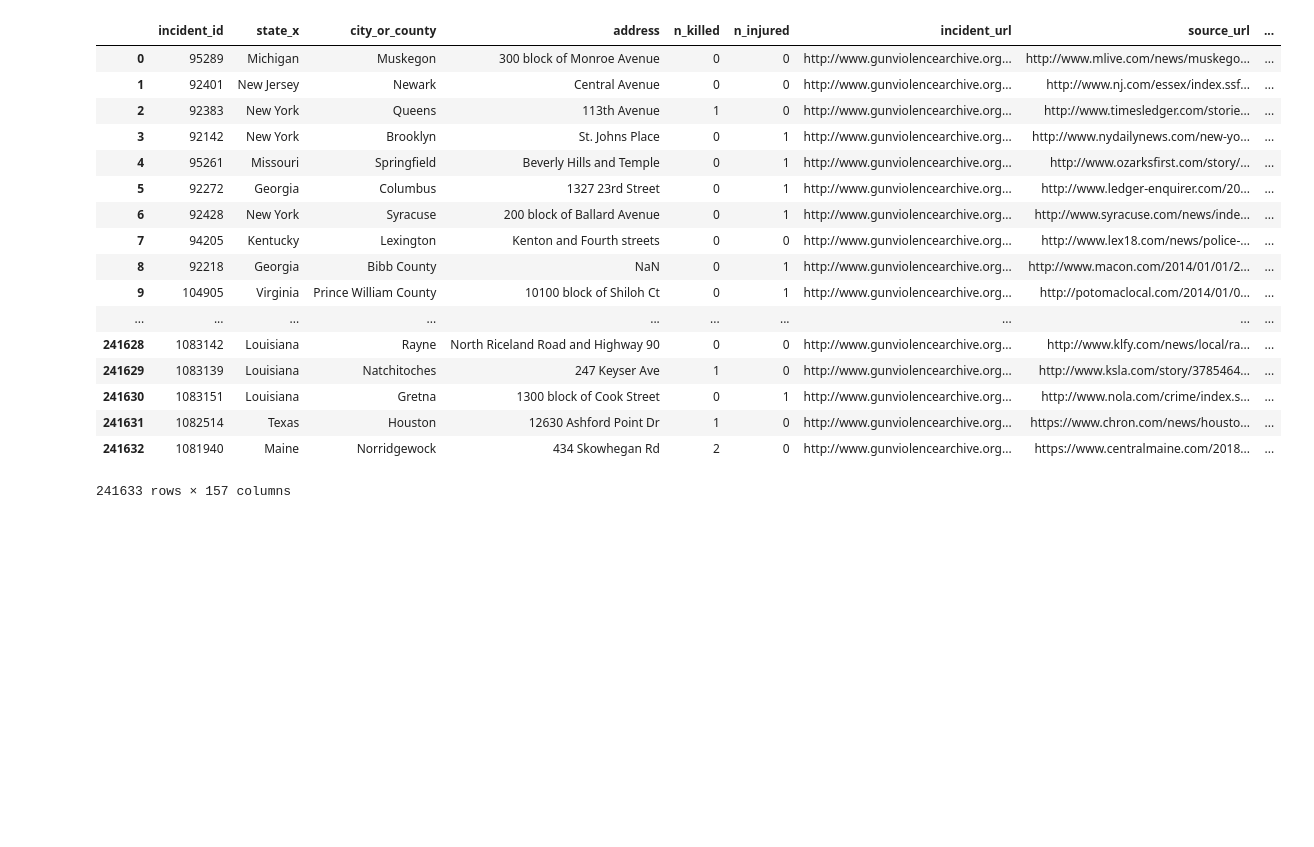
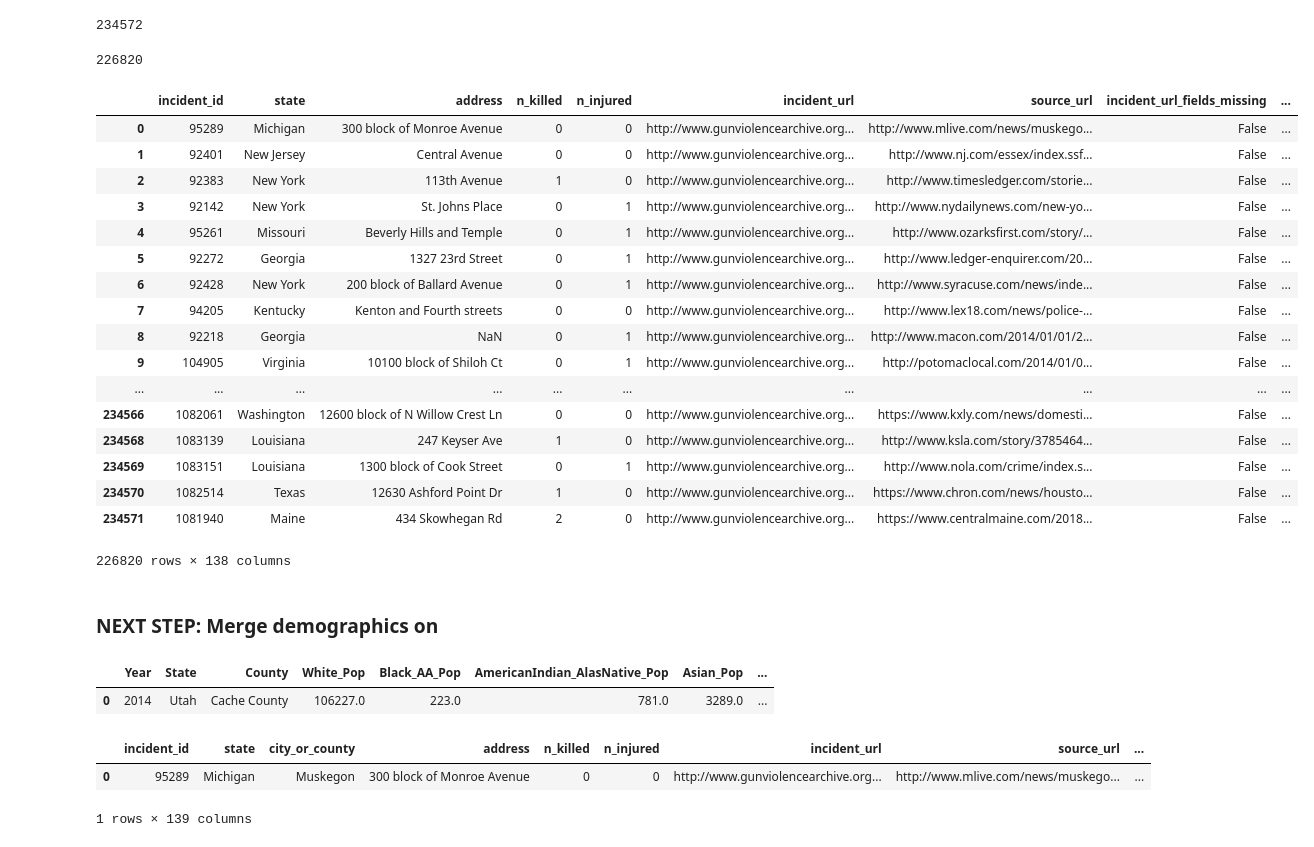
Before and after one commit to annabeck/Gun_Violence_E19, a Jupyter notebook: Main_Analysis.ipynb, the cells around one changed output. Drawn from its saved outputs; the diff is of its cells as text; code cells hidden in the pictures; blank space fills up the shorter version.

```diff
--- a/Main_Analysis.ipynb
+++ b/Main_Analysis.ipynb
@@ -13,3 +14,7 @@ zf = zipfile.ZipFile('Data_incidents.csv.zip')
 data = pd.read_csv('Data_incidents.csv.zip').reset_index()
 # %%
 data = data.drop(columns=['index','NAV','Unnamed: 0']) # drop unwanted columns
+data = data[data['state']!= 'Alaska']
+data = data[data['state']!='Hawaii']
+data = data[data['state']!= 'District of Columbia']
+len(data)
@@ -27,3 +89,39 @@ data = data[data['Year']!=2013] # drop 2013 from observations
+# %%
+lat_lon_county = pd.read_csv('coordinates_county.csv')
+lat_lon_county = lat_lon_county.drop(columns = ['Unnamed: 0', 'count'])
+# %%
+data_w_counties = pd.merge(data, lat_lon_county, left_on=['latitude', 'longitude'], right_on=['latitude', 'longitude'], how='left')
+len(data_w_counties)
+# %% [output]
+234572
+# %%
+data_w_counties = data_w_counties.dropna(subset=['latitude'])
+len(data_w_counties)
+# %% [output]
+226820
+# %%
+data_w_counties.drop(columns=['city_or_county'])
+# %% [output]
+|  | incident_id | state | address | n_killed | n_injured | incident_url | source_url | incident_url_fields_missing | ... |
+| 0 | 95289 | Michigan | 300 block of Monroe Avenue | 0 | 0 | http://www.gunviolencearchive.org... | http://www.mlive.com/news/muskego... | False | ... |
+| 1 | 92401 | New Jersey | Central Avenue | 0 | 0 | http://www.gunviolencearchive.org... | http://www.nj.com/essex/index.ssf... | False | ... |
+| 2 | 92383 | New York | 113th Avenue | 1 | 0 | http://www.gunviolencearchive.org... | http://www.timesledger.com/storie... | False | ... |
+| 3 | 92142 | New York | St. Johns Place | 0 | 1 | http://www.gunviolencearchive.org... | http://www.nydailynews.com/new-yo... | False | ... |
+| 4 | 95261 | Missouri | Beverly Hills and Temple | 0 | 1 | http://www.gunviolencearchive.org... | http://www.ozarksfirst.com/story/... | False | ... |
+| 5 | 92272 | Georgia | 1327 23rd Street | 0 | 1 | http://www.gunviolencearchive.org... | http://www.ledger-enquirer.com/20... | False | ... |
+| 6 | 92428 | New York | 200 block of Ballard Avenue | 0 | 1 | http://www.gunviolencearchive.org... | http://www.syracuse.com/news/inde... | False | ... |
+| 7 | 94205 | Kentucky | Kenton and Fourth streets | 0 | 0 | http://www.gunviolencearchive.org... | http://www.lex18.com/news/police-... | False | ... |
+| 8 | 92218 | Georgia | NaN | 0 | 1 | http://www.gunviolencearchive.org... | http://www.macon.com/2014/01/01/2... | False | ... |
+| 9 | 104905 | Virginia | 10100 block of Shiloh Ct | 0 | 1 | http://www.gunviolencearchive.org... | http://potomaclocal.com/2014/01/0... | False | ... |
+| ... | ... | ... | ... | ... | ... | ... | ... | ... | ... |
+| 234566 | 1082061 | Washington | 12600 block of N Willow Crest Ln | 0 | 0 | http://www.gunviolencearchive.org... | https://www.kxly.com/news/domesti... | False | ... |
+| 234568 | 1083139 | Louisiana | 247 Keyser Ave | 1 | 0 | http://www.gunviolencearchive.org... | http://www.ksla.com/story/3785464... | False | ... |
+| 234569 | 1083151 | Louisiana | 1300 block of Cook Street | 0 | 1 | http://www.gunviolencearchive.org... | http://www.nola.com/crime/index.s... | False | ... |
+| 234570 | 1082514 | Texas | 12630 Ashford Point Dr | 1 | 0 | http://www.gunviolencearchive.org... | https://www.chron.com/news/housto... | False | ... |
+| 234571 | 1081940 | Maine | 434 Skowhegan Rd | 2 | 0 | http://www.gunviolencearchive.org... | https://www.centralmaine.com/2018... | False | ... |
+226820 rows × 138 columns
+# %% [markdown]
+### NEXT STEP: Merge demographics on
 # %%
 #df_merge_difkey = pd.merge(df_row, df3, left_on='id', right_on='id')
 demo = pd.read_csv('demographics.csv')
@@ -30 +131,12 @@ demo = pd.read_csv('demographics.csv')
+# %%
+demo.head(1)
+# %% [output]
+|  | Year | State | County | White_Pop | Black_AA_Pop | AmericanIndian_AlasNative_Pop | Asian_Pop | ... |
+| 0 | 2014 | Utah | Cache County | 106227.0 | 223.0 | 781.0 | 3289.0 | ... |
+# %%
+data_w_counties.head(1)
+# %% [output]
+|  | incident_id | state | city_or_county | address | n_killed | n_injured | incident_url | source_url | ... |
+| 0 | 95289 | Michigan | Muskegon | 300 block of Monroe Avenue | 0 | 0 | http://www.gunviolencearchive.org... | http://www.mlive.com/news/muskego... | ... |
+1 rows × 139 columns
 # %%
@@ -32,21 +143,0 @@ full_data = pd.merge(data,demo,left_on=['city_or_county','Year'], right_on=['Cou
-# %%
-full_data
-# %% [output]
-|  | incident_id | state_x | city_or_county | address | n_killed | n_injured | incident_url | source_url | ... |
-| 0 | 95289 | Michigan | Muskegon | 300 block of Monroe Avenue | 0 | 0 | http://www.gunviolencearchive.org... | http://www.mlive.com/news/muskego... | ... |
-| 1 | 92401 | New Jersey | Newark | Central Avenue | 0 | 0 | http://www.gunviolencearchive.org... | http://www.nj.com/essex/index.ssf... | ... |
-| 2 | 92383 | New York | Queens | 113th Avenue | 1 | 0 | http://www.gunviolencearchive.org... | http://www.timesledger.com/storie... | ... |
-| 3 | 92142 | New York | Brooklyn | St. Johns Place | 0 | 1 | http://www.gunviolencearchive.org... | http://www.nydailynews.com/new-yo... | ... |
-| 4 | 95261 | Missouri | Springfield | Beverly Hills and Temple | 0 | 1 | http://www.gunviolencearchive.org... | http://www.ozarksfirst.com/story/... | ... |
-| 5 | 92272 | Georgia | Columbus | 1327 23rd Street | 0 | 1 | http://www.gunviolencearchive.org... | http://www.ledger-enquirer.com/20... | ... |
-| 6 | 92428 | New York | Syracuse | 200 block of Ballard Avenue | 0 | 1 | http://www.gunviolencearchive.org... | http://www.syracuse.com/news/inde... | ... |
-| 7 | 94205 | Kentucky | Lexington | Kenton and Fourth streets | 0 | 0 | http://www.gunviolencearchive.org... | http://www.lex18.com/news/police-... | ... |
-| 8 | 92218 | Georgia | Bibb County | NaN | 0 | 1 | http://www.gunviolencearchive.org... | http://www.macon.com/2014/01/01/2... | ... |
-| 9 | 104905 | Virginia | Prince William County | 10100 block of Shiloh Ct | 0 | 1 | http://www.gunviolencearchive.org... | http://potomaclocal.com/2014/01/0... | ... |
-| ... | ... | ... | ... | ... | ... | ... | ... | ... | ... |
-| 241628 | 1083142 | Louisiana | Rayne | North Riceland Road and Highway 90 | 0 | 0 | http://www.gunviolencearchive.org... | http://www.klfy.com/news/local/ra... | ... |
-| 241629 | 1083139 | Louisiana | Natchitoches | 247 Keyser Ave | 1 | 0 | http://www.gunviolencearchive.org... | http://www.ksla.com/story/3785464... | ... |
-| 241630 | 1083151 | Louisiana | Gretna | 1300 block of Cook Street | 0 | 1 | http://www.gunviolencearchive.org... | http://www.nola.com/crime/index.s... | ... |
-| 241631 | 1082514 | Texas | Houston | 12630 Ashford Point Dr | 1 | 0 | http://www.gunviolencearchive.org... | https://www.chron.com/news/housto... | ... |
-| 241632 | 1081940 | Maine | Norridgewock | 434 Skowhegan Rd | 2 | 0 | http://www.gunviolencearchive.org... | https://www.centralmaine.com/2018... | ... |
-241633 rows × 157 columns
```
Also changed, not shown: parts of 14 cells of this notebook, 5 other files.
